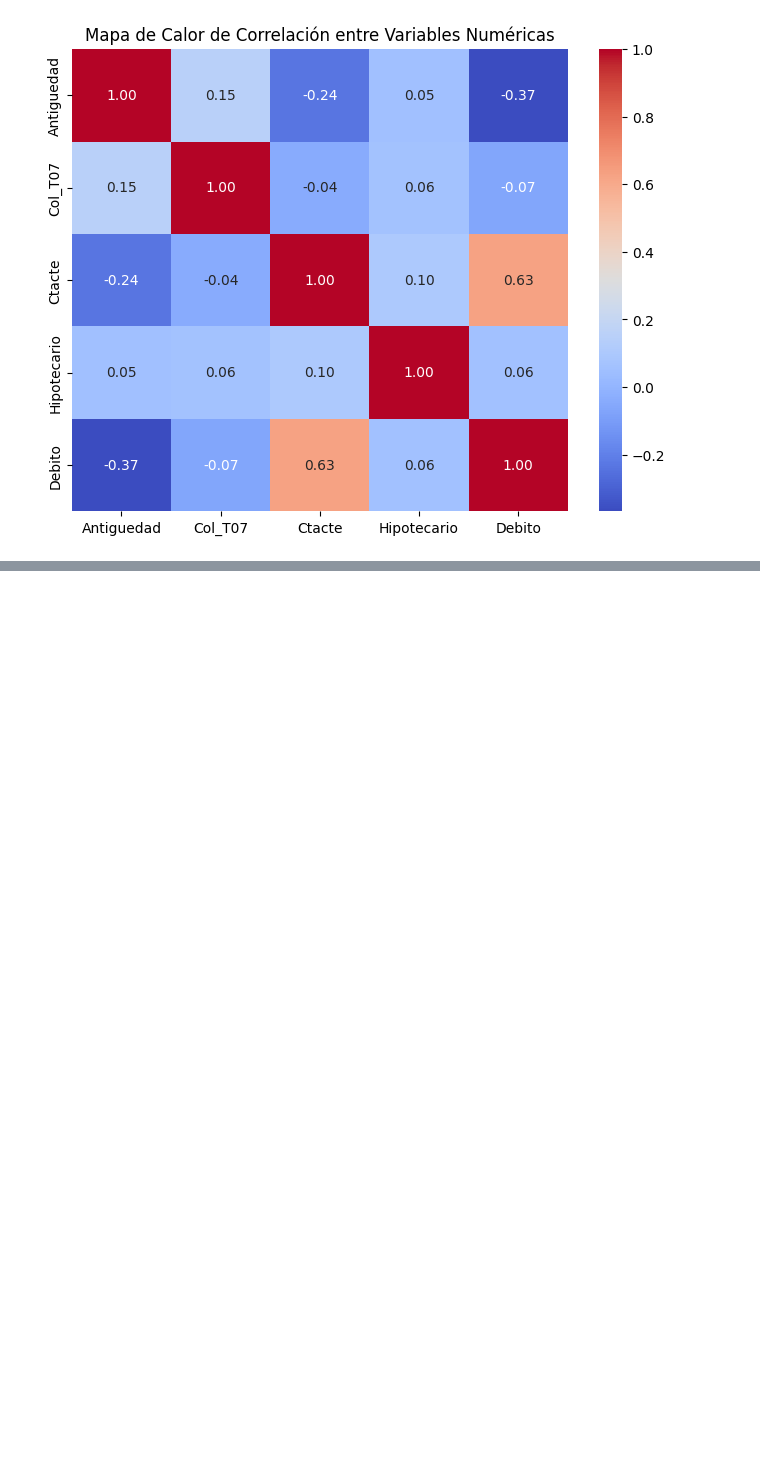
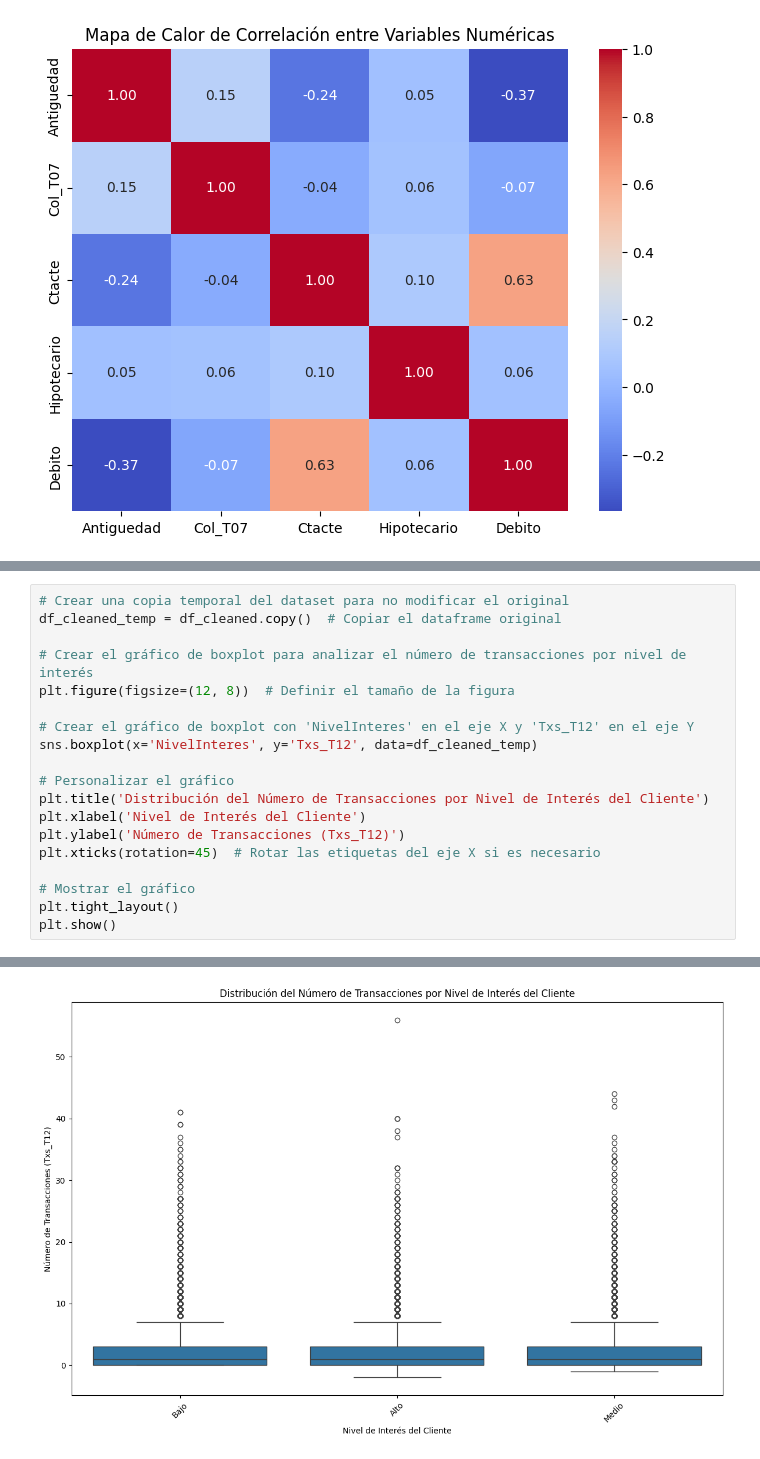
Before and after one commit to JuanAmpuero06/monopoly, a Jupyter notebook: notebooks/Phase 2 understanding the data.ipynb, the cells around one changed output, grey strips where cells are left out. Drawn from its saved outputs; the diff is of its cells as text; blank space fills up the shorter version.

```diff
--- a/notebooks/Phase 2 understanding the data.ipynb
+++ b/notebooks/Phase 2 understanding the data.ipynb
@@ -146,0 +203,20 @@ plt.show()
+# %%
+# Crear una copia temporal del dataset para no modificar el original
+df_cleaned_temp = df_cleaned.copy()  # Copiar el dataframe original
+
+# Crear el gráfico de boxplot para analizar el número de transacciones por nivel de interés
+plt.figure(figsize=(12, 8))  # Definir el tamaño de la figura
+
+# Crear el gráfico de boxplot con 'NivelInteres' en el eje X y 'Txs_T12' en el eje Y
+sns.boxplot(x='NivelInteres', y='Txs_T12', data=df_cleaned_temp)
+
+# Personalizar el gráfico
+plt.title('Distribución del Número de Transacciones por Nivel de Interés del Cliente')
+plt.xlabel('Nivel de Interés del Cliente')
+plt.ylabel('Número de Transacciones (Txs_T12)')
+plt.xticks(rotation=45)  # Rotar las etiquetas del eje X si es necesario
+
+# Mostrar el gráfico
+plt.tight_layout()
+plt.show()
+# %% [output]
@@ -146,0 +224 @@ plt.show()
+[figure, added]
```
Also changed, not shown: parts of 5 cells of this notebook, 3 other files.
